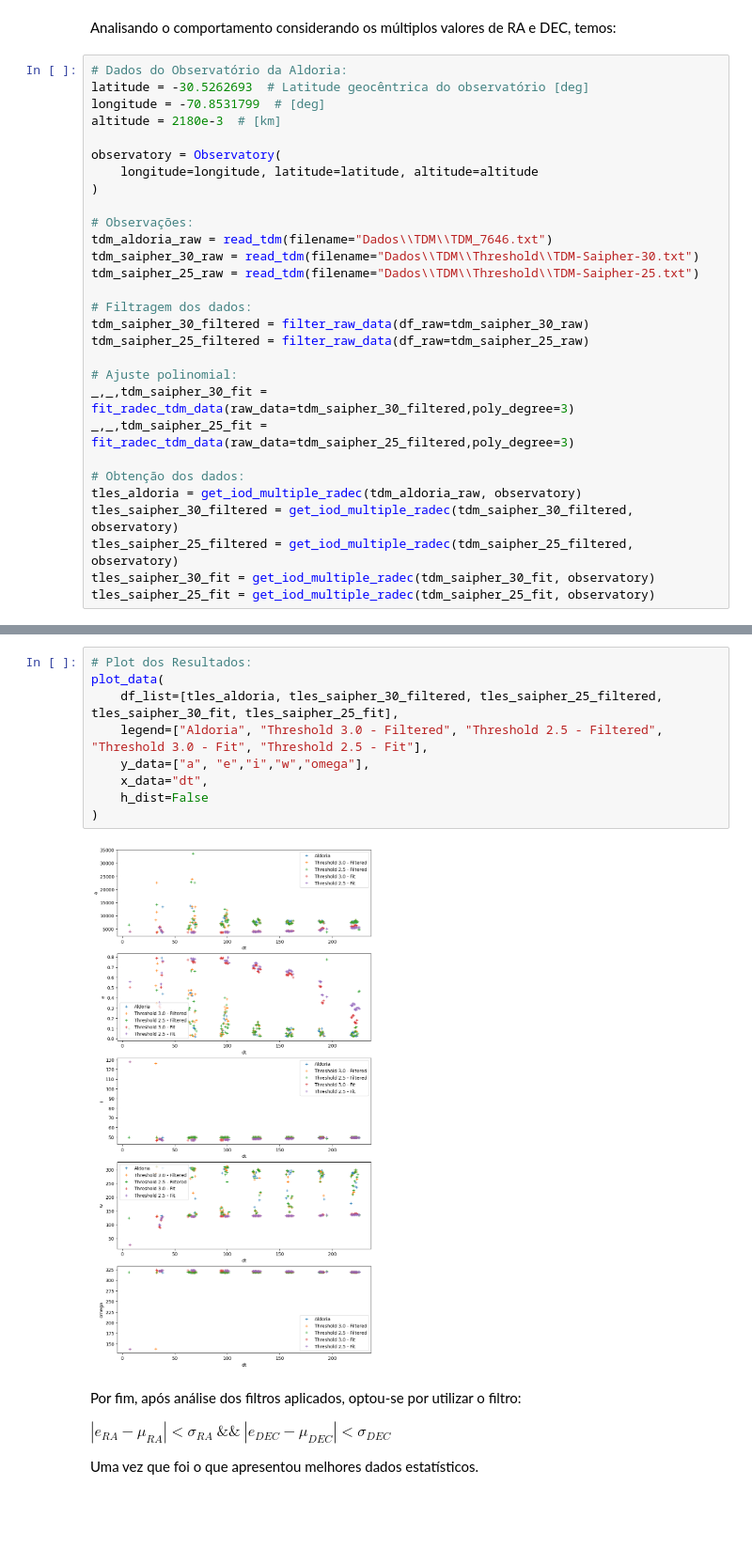
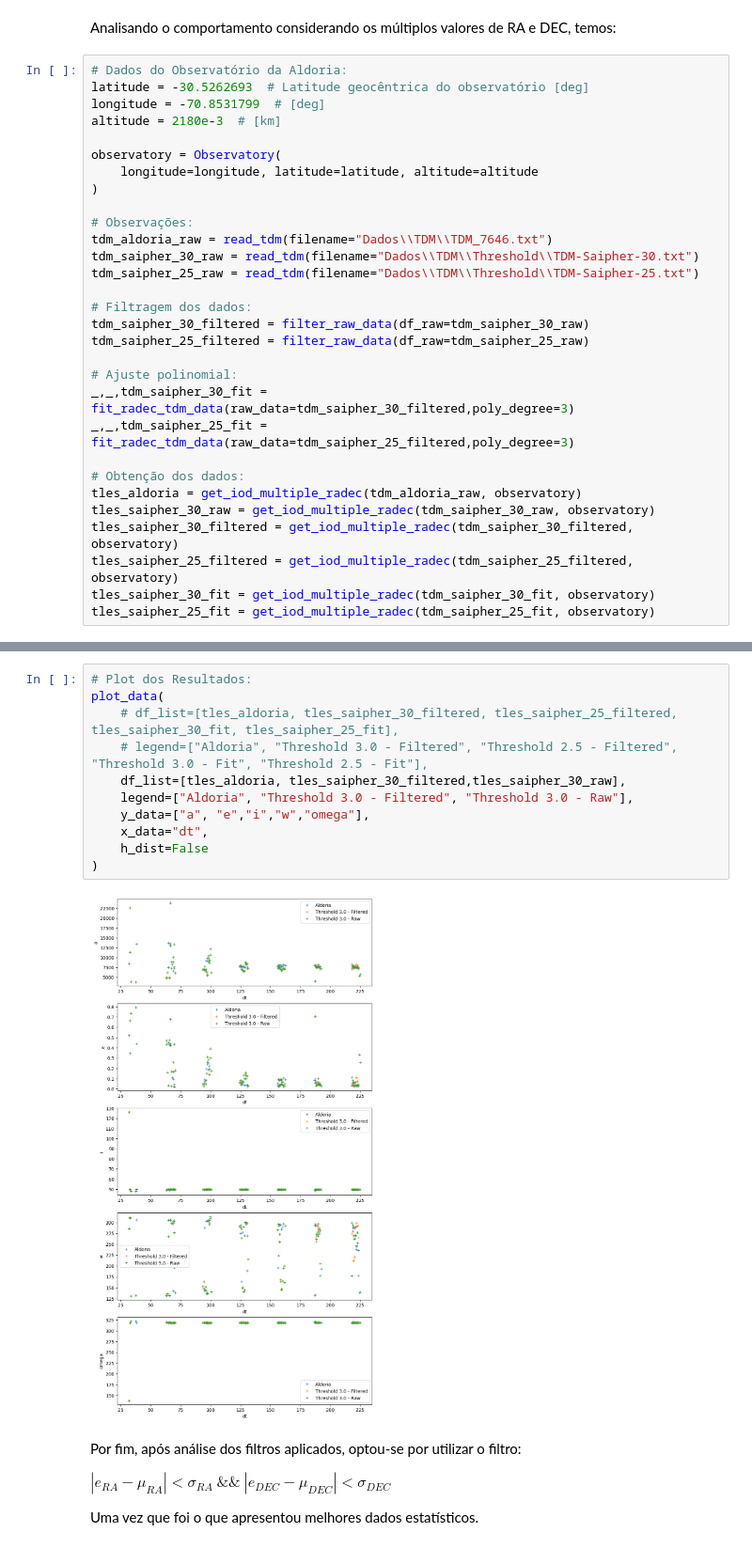
Before and after one commit to Rafa1914/spacepykit, a Jupyter notebook: data-exploration-notebook.ipynb, the cells around one changed output, grey strips where cells are left out. Shown at 94% size. Cells and saved outputs as stored; diff of their text form; blank space fills up the shorter version.

```diff
--- a/data-exploration-notebook.ipynb
+++ b/data-exploration-notebook.ipynb
@@ -291,6 +293,7 @@ _,_,tdm_saipher_25_fit = fit_radec_tdm_data(raw_data=tdm_saipher_25_filtered,pol
 
 # Obtenção dos dados:
 tles_aldoria = get_iod_multiple_radec(tdm_aldoria_raw, observatory)
+tles_saipher_30_raw = get_iod_multiple_radec(tdm_saipher_30_raw, observatory)
 tles_saipher_30_filtered = get_iod_multiple_radec(tdm_saipher_30_filtered, observatory)
 tles_saipher_25_filtered = get_iod_multiple_radec(tdm_saipher_25_filtered, observatory)
 tles_saipher_30_fit = get_iod_multiple_radec(tdm_saipher_30_fit, observatory)
@@ -304,14 +308,16 @@ tles_saipher_25_fit = get_iod_multiple_radec(tdm_saipher_25_fit, observatory)
 # %%
 # Plot dos Resultados:
 plot_data(
-    df_list=[tles_aldoria, tles_saipher_30_filtered, tles_saipher_25_filtered, tles_saipher_30_fit, tles_saipher_25_fit],
-    legend=["Aldoria", "Threshold 3.0 - Filtered", "Threshold 2.5 - Filtered", "Threshold 3.0 - Fit", "Threshold 2.5 - Fit"],
+    # df_list=[tles_aldoria, tles_saipher_30_filtered, tles_saipher_25_filtered, tles_saipher_30_fit, tles_saipher_25_fit],
+    # legend=["Aldoria", "Threshold 3.0 - Filtered", "Threshold 2.5 - Filtered", "Threshold 3.0 - Fit", "Threshold 2.5 - Fit"],
+    df_list=[tles_aldoria, tles_saipher_30_filtered,tles_saipher_30_raw],
+    legend=["Aldoria", "Threshold 3.0 - Filtered", "Threshold 3.0 - Raw"],
     y_data=["a", "e","i","w","omega"],
     x_data="dt",
     h_dist=False
 )
 # %% [output]
-[figure, old version]
+[figure, new version]
 # %% [markdown]
 Por fim, após análise dos filtros aplicados, optou-se por utilizar o filtro:
 
```
Also changed, not shown: parts of 2 cells of this notebook, 2 other files.
